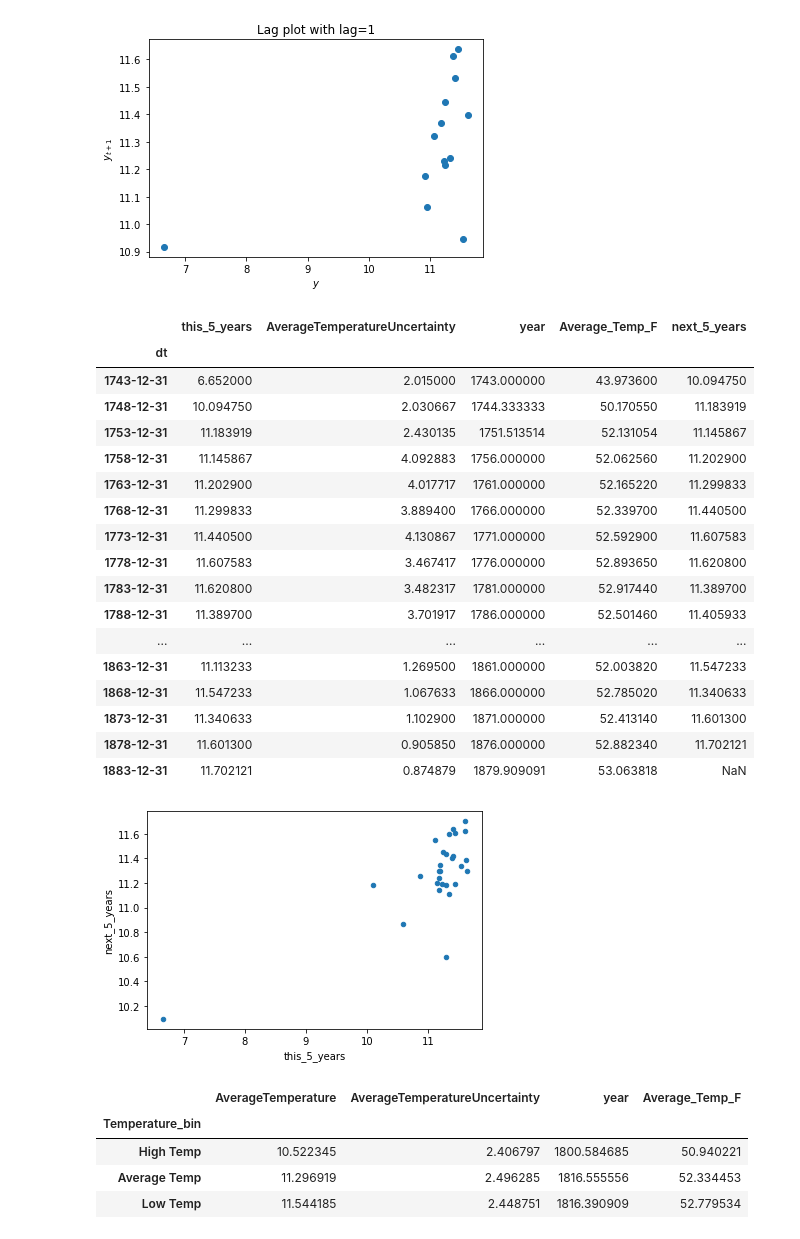
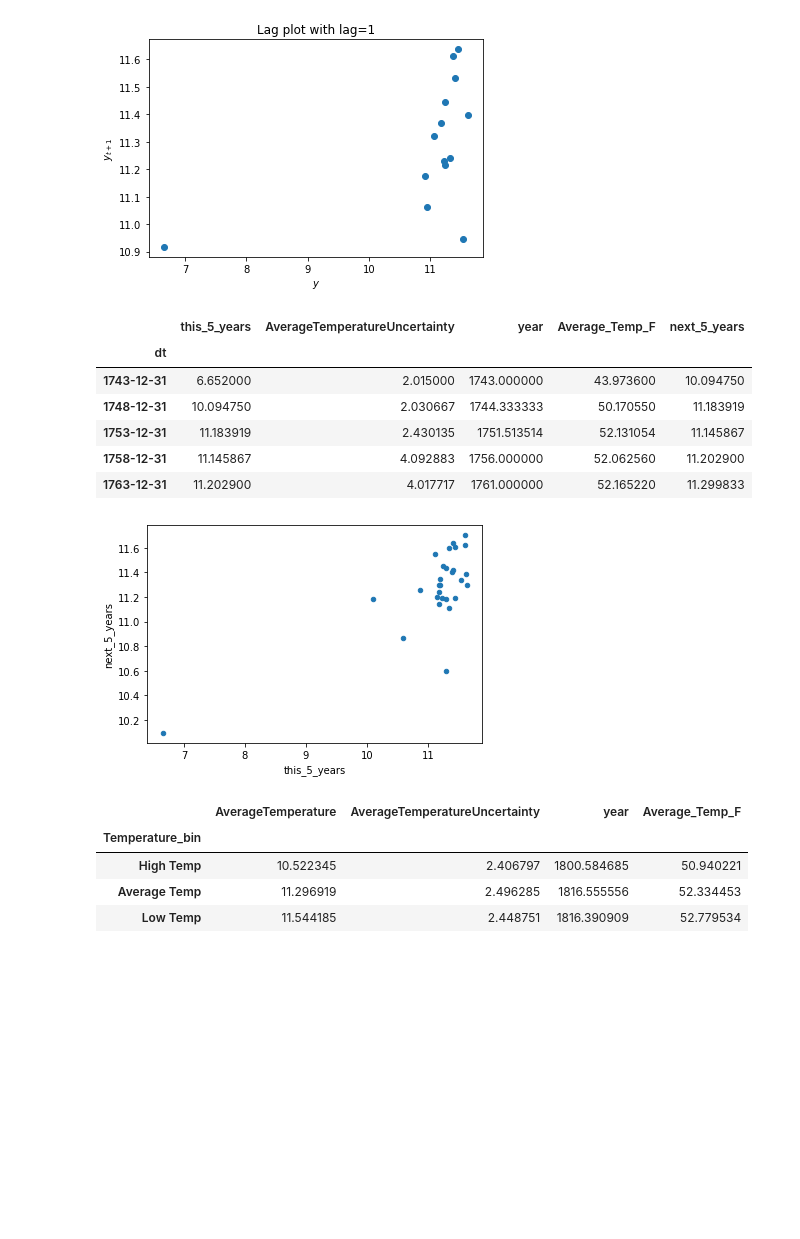
Before and after one commit to natasharivers/time-series-exercises, a Jupyter notebook: Time Series Project.ipynb, the cells around one changed output. Cells and saved outputs as stored; diff of their text form; code cells hidden in the pictures; blank space fills up the shorter version.

```diff
--- a/Time Series Project.ipynb
+++ b/Time Series Project.ipynb
@@ -391,32 +385,21 @@ Text(0.5, 1.0, 'Lag plot with lag=1')
 # %%
 #resample to every 5 years, aggregate by mean
 fiveyears = train.resample('5Y').mean()
 #create column by next five years- lagplot to next 5 years
 fiveyears['next_5_years'] = fiveyears.AverageTemperature.shift(-1)
 #rename column
 fiveyears = fiveyears.rename(columns={'AverageTemperature': 'this_5_years'})
 #plot this period with next period
 fiveyears.plot.scatter(x='this_5_years', y='next_5_years')
-fiveyears
+fiveyears.head()
 # %% [output]
 |  | this_5_years | AverageTemperatureUncertainty | year | Average_Temp_F | next_5_years |
 | dt |  |  |  |  |  |
 | 1743-12-31 | 6.652000 | 2.015000 | 1743.000000 | 43.973600 | 10.094750 |
 | 1748-12-31 | 10.094750 | 2.030667 | 1744.333333 | 50.170550 | 11.183919 |
 | 1753-12-31 | 11.183919 | 2.430135 | 1751.513514 | 52.131054 | 11.145867 |
 | 1758-12-31 | 11.145867 | 4.092883 | 1756.000000 | 52.062560 | 11.202900 |
 | 1763-12-31 | 11.202900 | 4.017717 | 1761.000000 | 52.165220 | 11.299833 |
-| 1768-12-31 | 11.299833 | 3.889400 | 1766.000000 | 52.339700 | 11.440500 |
-| 1773-12-31 | 11.440500 | 4.130867 | 1771.000000 | 52.592900 | 11.607583 |
-| 1778-12-31 | 11.607583 | 3.467417 | 1776.000000 | 52.893650 | 11.620800 |
-| 1783-12-31 | 11.620800 | 3.482317 | 1781.000000 | 52.917440 | 11.389700 |
-| 1788-12-31 | 11.389700 | 3.701917 | 1786.000000 | 52.501460 | 11.405933 |
-| ... | ... | ... | ... | ... | ... |
-| 1863-12-31 | 11.113233 | 1.269500 | 1861.000000 | 52.003820 | 11.547233 |
-| 1868-12-31 | 11.547233 | 1.067633 | 1866.000000 | 52.785020 | 11.340633 |
-| 1873-12-31 | 11.340633 | 1.102900 | 1871.000000 | 52.413140 | 11.601300 |
-| 1878-12-31 | 11.601300 | 0.905850 | 1876.000000 | 52.882340 | 11.702121 |
-| 1883-12-31 | 11.702121 | 0.874879 | 1879.909091 | 53.063818 | NaN |
 [figure]
 # %%
 train = train.resample('5Y').mean()
```
Also changed, not shown: parts of 41 cells of this notebook.
